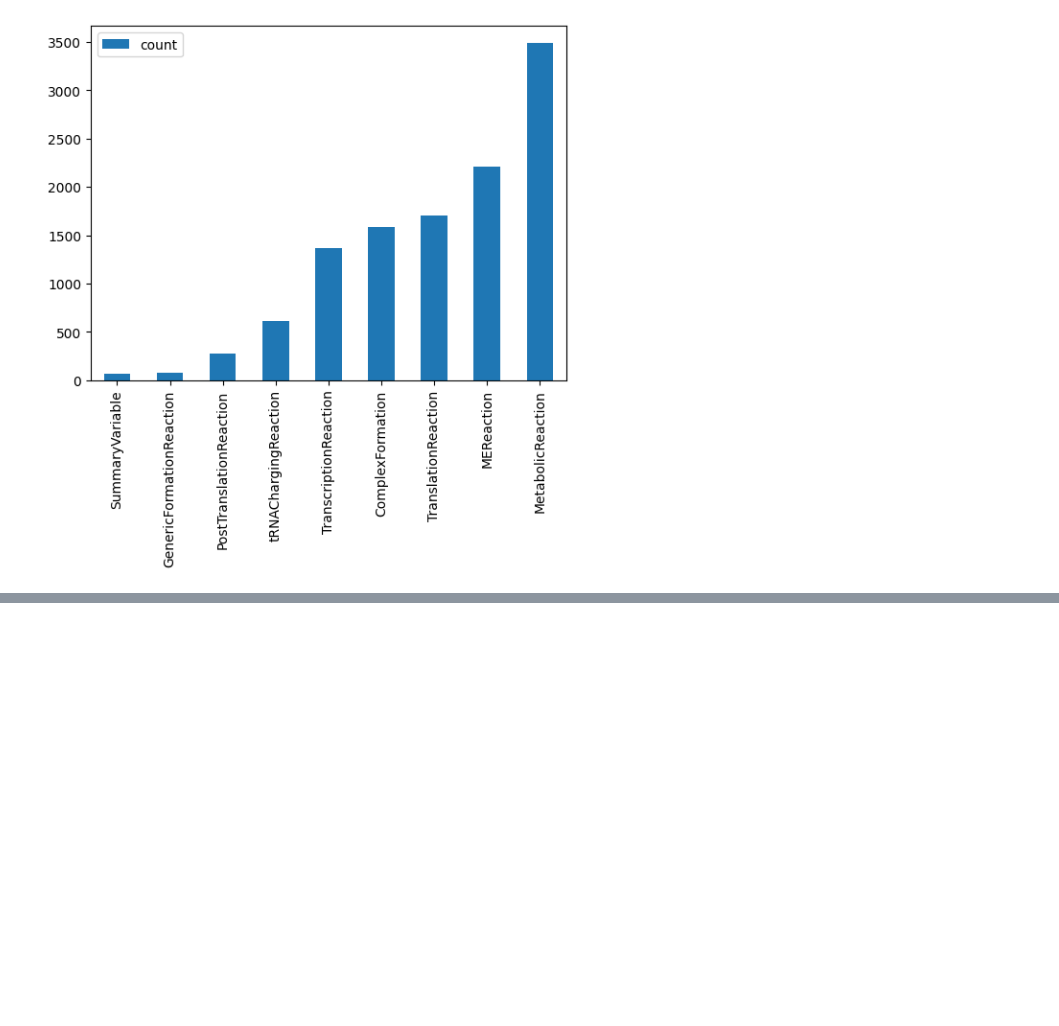
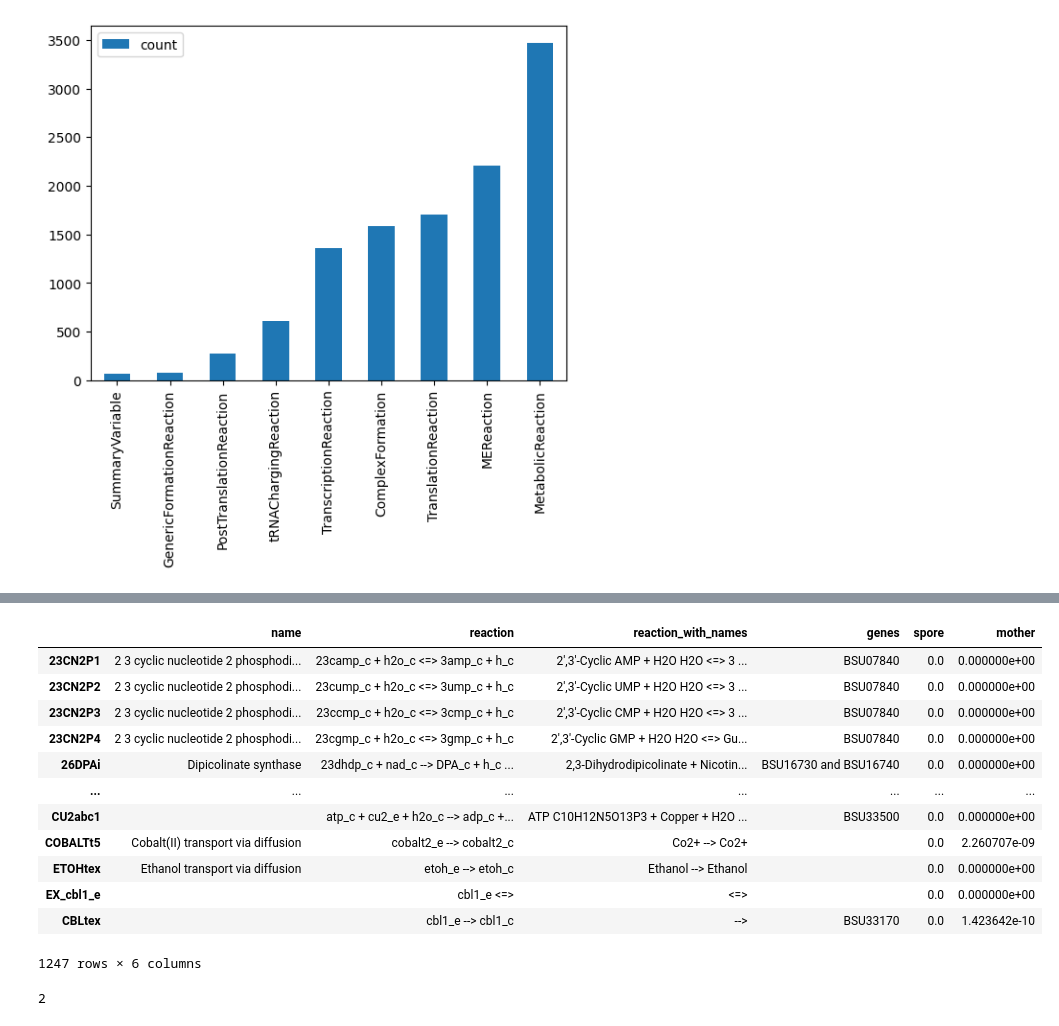
Before and after one commit to jdtibochab/sporeme, a Jupyter notebook: bacillusme/analysis/spore/build_comm_model-spoAQ.ipynb, the cells around one changed output, grey strips where cells are left out. Saved outputs shown, nothing was run; the diff lists cells and outputs as text; code cells hidden in the pictures; blank space fills up the shorter version.

```diff
--- a/bacillusme/analysis/spore/build_comm_model-spoAQ.ipynb
+++ b/bacillusme/analysis/spore/build_comm_model-spoAQ.ipynb
@@ -577,2 +482,0 @@ for j in l:
-# %%
-pd.set_option('display.max_colwidth', None)
@@ -598,0 +485,3 @@ flux_based_reactions(sporeme,'glc__D_e',only_types=['MetabolicReaction'],growth_
+# %%
+df = pd.read_csv("../../iYO844_summary.csv",index_col=0)
+df.head()
@@ -598,0 +495,46 @@ flux_based_reactions(sporeme,'glc__D_e',only_types=['MetabolicReaction'],growth_
+# %%
+d = {}
+for r in sporeme.reactions:
+    if not isinstance(r, cobrame.core.reaction.MetabolicReaction):
+        continue
+    if r.id[-2:] == "_s":
+        cell = "spore"
+    else:
+        cell = "mother"
+    baseid = re.split("_FWD_|_REV_",r.id)[0]
+    sign = 1 if "FWD" in r.id else -1
+    flux = sign * sporeme.solution.x_dict[r.id]
+    if baseid not in d:
+        d[baseid] = {
+            "spore" : 0,
+            "mother" : 0
+        }
+    d[baseid][cell] += flux
+flux = pd.DataFrame.from_dict(d).T
+# %%
+df["spore"] = flux["spore"]
+df["mother"] = flux["mother"]
+df.head()
+df = df.fillna({"spore":0, "mother":0})
+df = df.fillna("")
+df.to_csv("sporeme_metabolic_flux_summary.csv")
+# %%
+df
+# %% [output]
+|  | name | reaction | reaction_with_names | genes | spore | mother |
+| 23CN2P1 | 2 3 cyclic nucleotide 2 phosphodi... | 23camp_c + h2o_c <=> 3amp_c + h_c | 2',3'-Cyclic AMP + H2O H2O <=> 3 ... | BSU07840 | 0.0 | 0.000000e+00 |
+| 23CN2P2 | 2 3 cyclic nucleotide 2 phosphodi... | 23cump_c + h2o_c <=> 3ump_c + h_c | 2',3'-Cyclic UMP + H2O H2O <=> 3 ... | BSU07840 | 0.0 | 0.000000e+00 |
+| 23CN2P3 | 2 3 cyclic nucleotide 2 phosphodi... | 23ccmp_c + h2o_c <=> 3cmp_c + h_c | 2',3'-Cyclic CMP + H2O H2O <=> 3 ... | BSU07840 | 0.0 | 0.000000e+00 |
+| 23CN2P4 | 2 3 cyclic nucleotide 2 phosphodi... | 23cgmp_c + h2o_c <=> 3gmp_c + h_c | 2',3'-Cyclic GMP + H2O H2O <=> Gu... | BSU07840 | 0.0 | 0.000000e+00 |
+| 26DPAi | Dipicolinate synthase | 23dhdp_c + nad_c --> DPA_c + h_c ... | 2,3-Dihydrodipicolinate + Nicotin... | BSU16730 and BSU16740 | 0.0 | 0.000000e+00 |
+| ... | ... | ... | ... | ... | ... | ... |
+| CU2abc1 |  | atp_c + cu2_e + h2o_c --> adp_c +... | ATP C10H12N5O13P3 + Copper + H2O ... | BSU33500 | 0.0 | 0.000000e+00 |
+| COBALTt5 | Cobalt(II) transport via diffusion | cobalt2_e --> cobalt2_c | Co2+ --> Co2+ |  | 0.0 | 2.260707e-09 |
+| ETOHtex | Ethanol transport via diffusion | etoh_e --> etoh_c | Ethanol --> Ethanol |  | 0.0 | 0.000000e+00 |
+| EX_cbl1_e |  | cbl1_e <=> | <=> |  | 0.0 | 0.000000e+00 |
+| CBLtex |  | cbl1_e --> cbl1_c | --> | BSU33170 | 0.0 | 1.423642e-10 |
+1247 rows × 6 columns
+# %%
+2
+# %% [output]
+2
```
Also changed, not shown: parts of 66 cells of this notebook, 17 other files.
